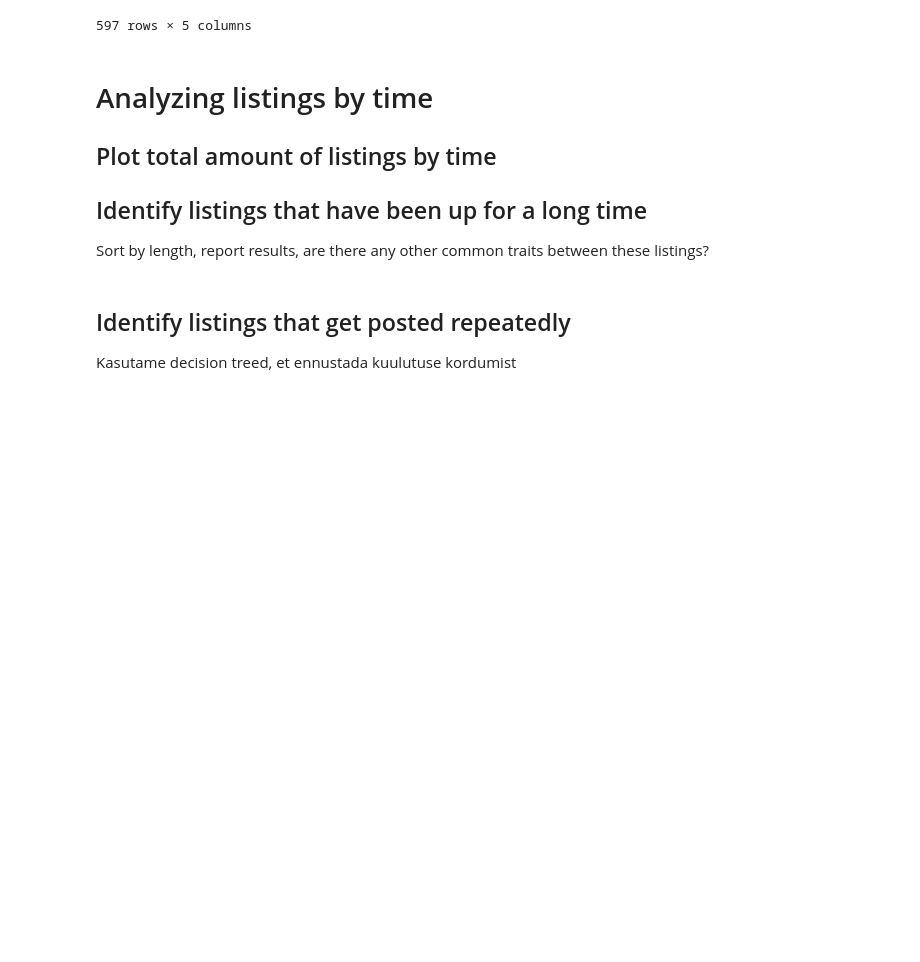
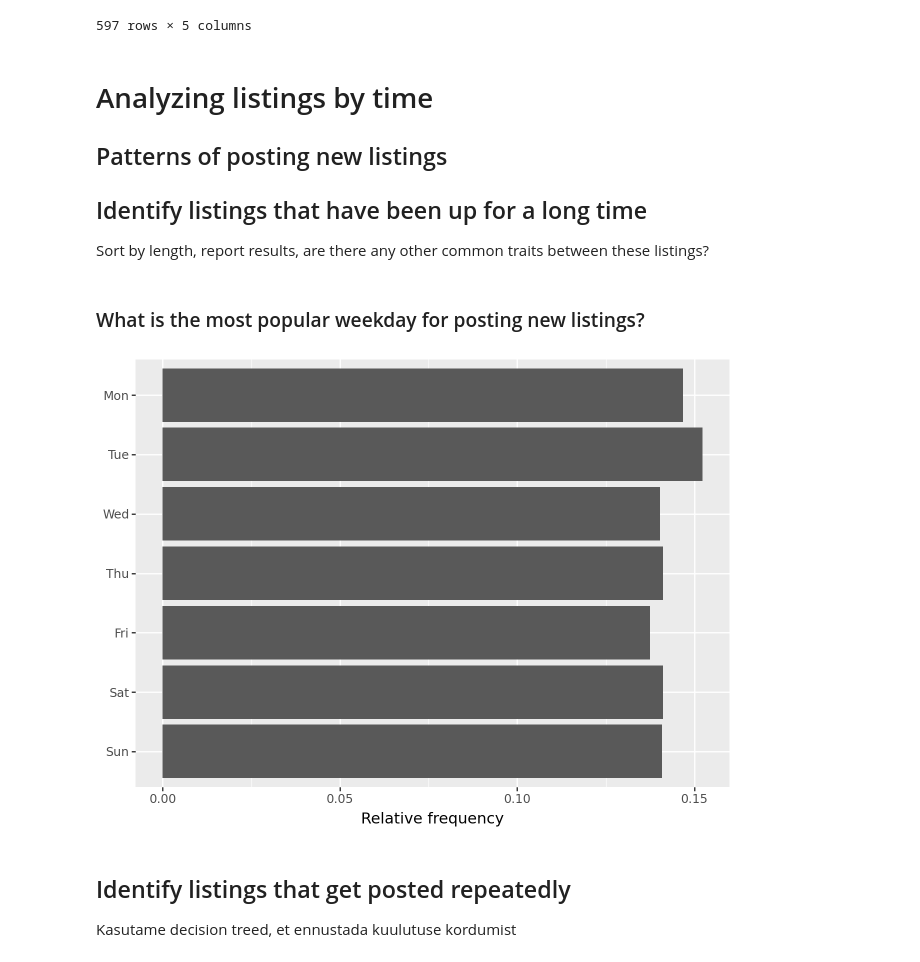
Before and after one commit to m2ger2020/listings, a Jupyter notebook: projekt.ipynb, the cells around one changed output. Saved outputs shown, nothing was run; the diff lists cells and outputs as text; code cells hidden in the pictures; blank space fills up the shorter version.

Commit message:
added logic for determining weekday, cleaned up a bit

```diff
--- a/projekt.ipynb
+++ b/projekt.ipynb
@@ -189,10 +195,42 @@ def chek_links(data, data2):
 # %% [markdown]
 # Analyzing listings by time
 
-## Plot total amount of listings by time
+## Patterns of posting new listings
+
 
 ## Identify listings that have been up for a long time
 Sort by length, report results, are there any other common traits between these listings?
+# %% [markdown]
+### What is the most popular weekday for posting new listings?
+# %%
+weekdays_mod7=['Sun','Mon','Tue','Wed','Thu','Fri','Sat']
+#for leap years, doomsday is on January 4th, February 29th etc.
+doomsdays_bymonth=[4,29,14,4,9,6,11,8,5,10,7,12]
+def determine_weekday(s):
+  #use the Doomsday algorithm for determining the day of the week based on date. see https://en.wikipedia.org/wiki/Doomsday_rule
+  month=int(s[5:7])
+  day=int(s[8:10])
+  doomsday=doomsdays_bymonth[month-1]
+  #anchor day for 2024 is Thursday, which corresponds to 4
+  mod=(4 + (day - doomsday) + 35) % 7
+  return weekdays_mod7[mod]
+
+#apply the function on every listing to get the weekday
+data['weekday_added']=data['date_added'].apply(lambda x: determine_weekday(x))
+# %%
+weekdays_sorted=['Sun','Sat','Fri','Thu','Wed','Tue','Mon']
+weekday_cat=pd.Categorical(data['weekday_added'], categories=weekdays_sorted)
+
+( p9.ggplot(
+    data=data,
+    mapping=p9.aes(x='weekday_cat',y=p9.after_stat('count / np.sum(count)'))
+)
++ p9.geom_bar()
++ p9.labs(x='',y='Relative frequency')
++ p9.coord_flip()
+)
+# %% [output]
+[figure, added]
 # %% [markdown]
 ## Identify listings that get posted repeatedly
 Kasutame decision treed, et ennustada kuulutuse kordumist
```
Also changed, not shown: parts of 6 cells of this notebook, 1 other file.
